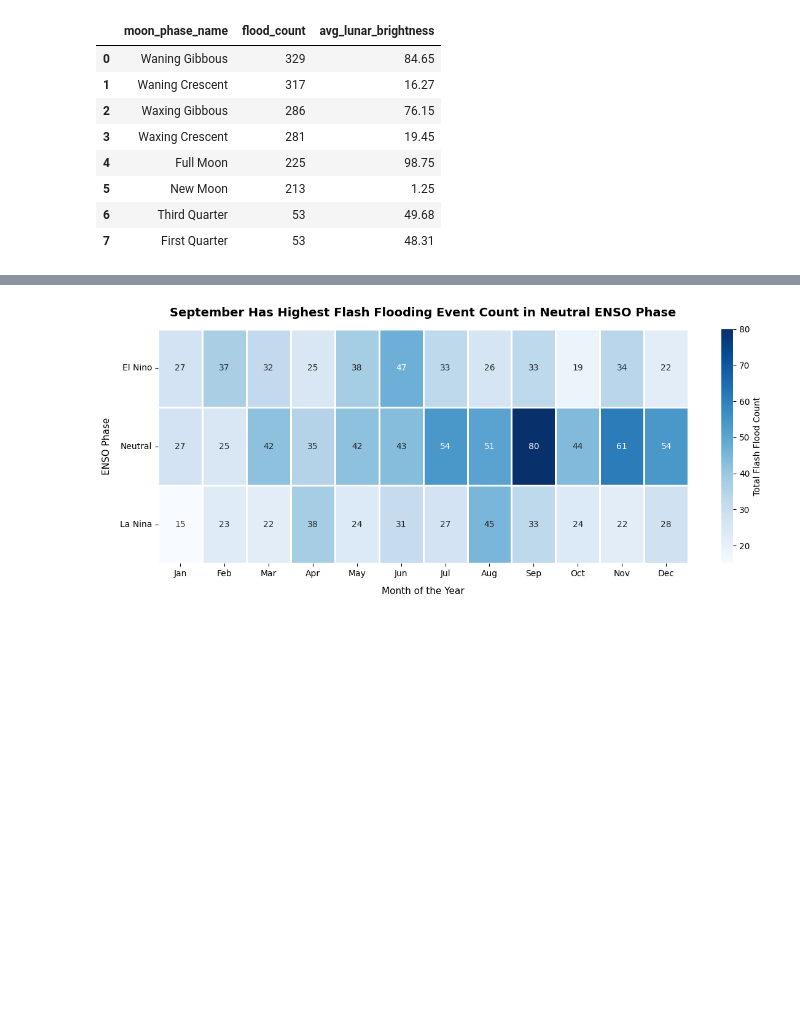
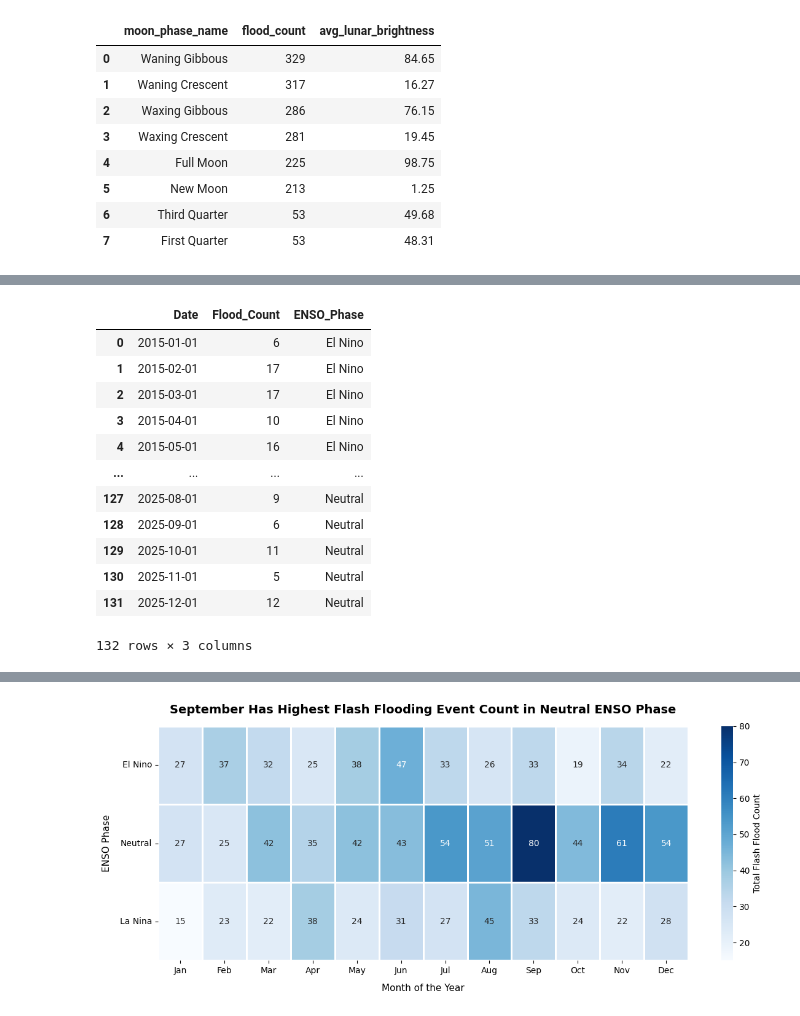
Before and after one commit to ashleyadehart/flash_floods_ky_2015_2025, a Jupyter notebook: notebooks/flash_floods_ky_2015_2025.ipynb, the cells around one changed output, grey strips where cells are left out. Drawn from its saved outputs; the diff is of its cells as text; code cells hidden in the pictures; blank space fills up the shorter version.

Commit message:
Added another SQL query to Jupyter notebook file

```diff
--- a/notebooks/flash_floods_ky_2015_2025.ipynb
+++ b/notebooks/flash_floods_ky_2015_2025.ipynb
@@ -1144,0 +1036,49 @@ plt.show()
+# %%
+query5 = """
+WITH RECURSIVE monthly_timeline AS (
+    -- 1. Generate the initial starting month (2015-01-01)
+    SELECT '2015-01-01' AS month_date
+    UNION ALL
+    -- 2. Use SQLite date modifiers to increment month by month until the end of 2025
+    SELECT date(month_date, '+1 month')
+    FROM monthly_timeline
+    WHERE month_date < '2025-12-01'
+),
+sequenced_data AS (
+    -- 3. Calculate sequence index and generate mock random counts between 2 and 17
+    SELECT
+        month_date,
+        (ABS(RANDOM()) % (17 - 2 + 1) + 2) AS flood_count,
+        (ROW_NUMBER() OVER (ORDER BY month_date) - 1) % 54 AS cycle_index
+    FROM monthly_timeline
+)
+-- 4. Map the 54-month cycle index directly to the ENSO climate phase
+SELECT
+    month_date AS "Date",
+    flood_count AS "Flood_Count",
+    CASE
+        WHEN cycle_index BETWEEN 0 AND 11  THEN 'El Nino'
+        WHEN cycle_index BETWEEN 12 AND 23 THEN 'Neutral'
+        WHEN cycle_index BETWEEN 24 AND 41 THEN 'La Nina'
+        ELSE 'Neutral'
+    END AS "ENSO_Phase"
+FROM sequenced_data
+ORDER BY month_date;
+"""
+
+result5 = pd.read_sql(query5, conn)
+result5
+# %% [output]
+|  | Date | Flood_Count | ENSO_Phase |
+| 0 | 2015-01-01 | 6 | El Nino |
+| 1 | 2015-02-01 | 17 | El Nino |
+| 2 | 2015-03-01 | 17 | El Nino |
+| 3 | 2015-04-01 | 10 | El Nino |
+| 4 | 2015-05-01 | 16 | El Nino |
+| ... | ... | ... | ... |
+| 127 | 2025-08-01 | 9 | Neutral |
+| 128 | 2025-09-01 | 6 | Neutral |
+| 129 | 2025-10-01 | 11 | Neutral |
+| 130 | 2025-11-01 | 5 | Neutral |
+| 131 | 2025-12-01 | 12 | Neutral |
+132 rows × 3 columns
```
Also changed, not shown: parts of 9 cells of this notebook, 1 other file.
